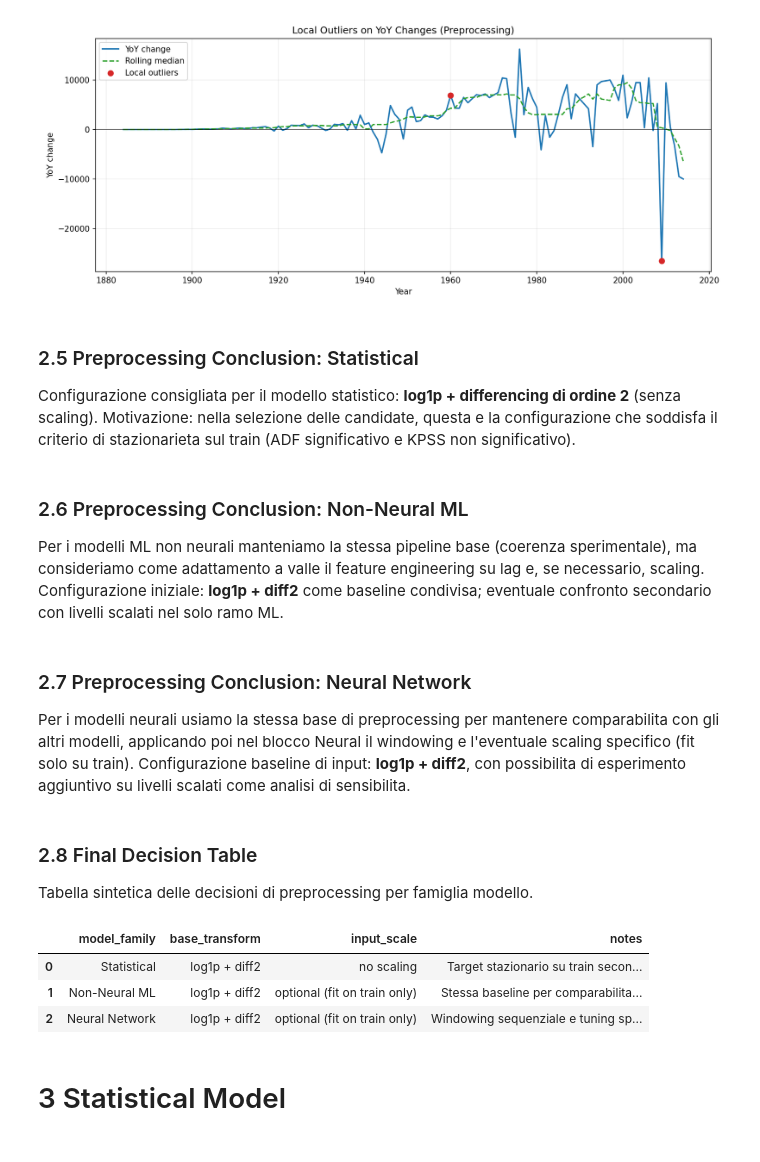
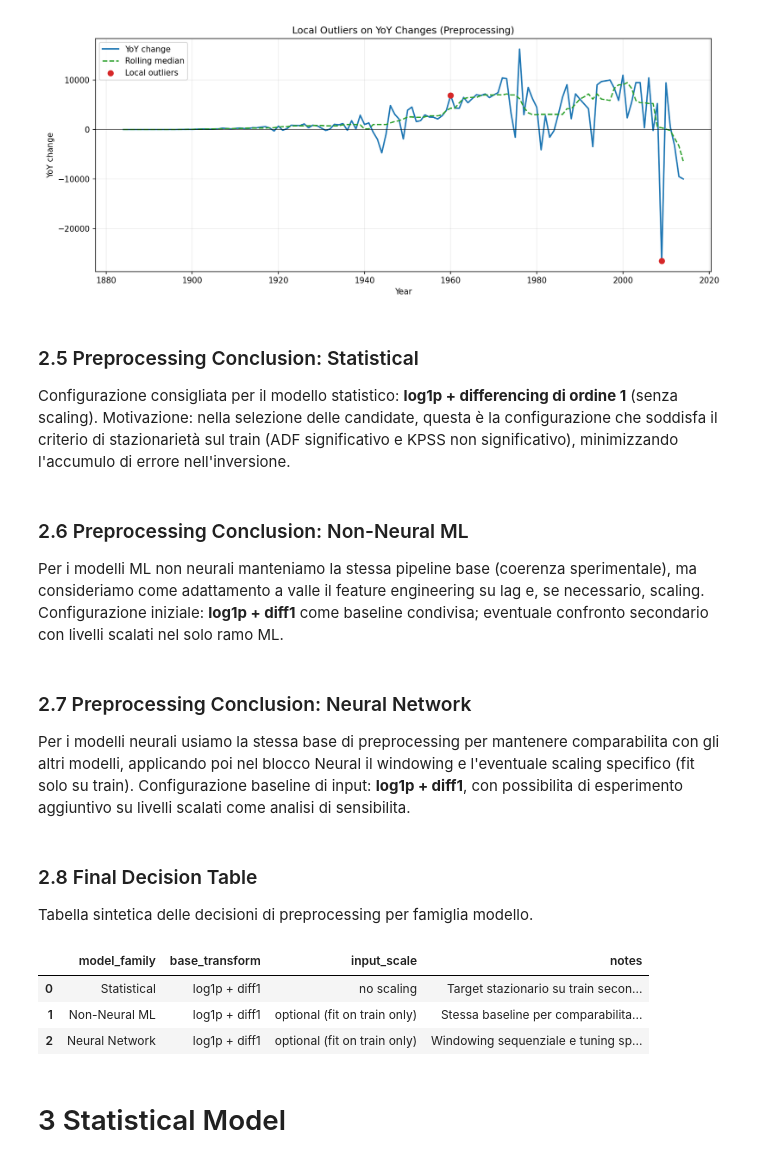
Before and after one commit to 1ngVG-OA/FinalProject, a Jupyter notebook: Tavola_1.14.ipynb, the cells around one changed output. Drawn from its saved outputs; the diff is of its cells as text; code cells hidden in the pictures.

```diff
--- a/Tavola_1.14.ipynb
+++ b/Tavola_1.14.ipynb
@@ -260,18 +260,18 @@ display(Image(filename=str(preproc_plots_dir / "tavola_1_14_preproc_local_outlie
 # %% [markdown]
 ### 2.5 Preprocessing Conclusion: Statistical
 
-Configurazione consigliata per il modello statistico: **log1p + differencing di ordine 2** (senza scaling).
-Motivazione: nella selezione delle candidate, questa e la configurazione che soddisfa il criterio di stazionarieta sul train (ADF significativo e KPSS non significativo).
+Configurazione consigliata per il modello statistico: **log1p + differencing di ordine 1** (senza scaling).
+Motivazione: nella selezione delle candidate, questa è la configurazione che soddisfa il criterio di stazionarietà sul train (ADF significativo e KPSS non significativo), minimizzando l'accumulo di errore nell'inversione.
 # %% [markdown]
 ### 2.6 Preprocessing Conclusion: Non-Neural ML
 
 Per i modelli ML non neurali manteniamo la stessa pipeline base (coerenza sperimentale), ma consideriamo come adattamento a valle il feature engineering su lag e, se necessario, scaling.
-Configurazione iniziale: **log1p + diff2** come baseline condivisa; eventuale confronto secondario con livelli scalati nel solo ramo ML.
+Configurazione iniziale: **log1p + diff1** come baseline condivisa; eventuale confronto secondario con livelli scalati nel solo ramo ML.
 # %% [markdown]
 ### 2.7 Preprocessing Conclusion: Neural Network
 
 Per i modelli neurali usiamo la stessa base di preprocessing per mantenere comparabilita con gli altri modelli, applicando poi nel blocco Neural il windowing e l'eventuale scaling specifico (fit solo su train).
-Configurazione baseline di input: **log1p + diff2**, con possibilita di esperimento aggiuntivo su livelli scalati come analisi di sensibilita.
+Configurazione baseline di input: **log1p + diff1**, con possibilita di esperimento aggiuntivo su livelli scalati come analisi di sensibilita.
 # %% [markdown]
 ### 2.8 Final Decision Table
 
@@ -279,33 +279,33 @@ Tabella sintetica delle decisioni di preprocessing per famiglia modello.
 # %%
 final_preproc_decisions = pd.DataFrame(
     [
         {
             "model_family": "Statistical",
-            "base_transform": "log1p + diff2",
+            "base_transform": "log1p + diff1",
             "input_scale": "no scaling",
             "notes": "Target stazionario su train secondo ADF+KPSS.",
         },
         {
             "model_family": "Non-Neural ML",
-            "base_transform": "log1p + diff2",
+            "base_transform": "log1p + diff1",
             "input_scale": "optional (fit on train only)",
             "notes": "Stessa baseline per comparabilita; feature lag nel ramo ML.",
         },
         {
             "model_family": "Neural Network",
-            "base_transform": "log1p + diff2",
+            "base_transform": "log1p + diff1",
             "input_scale": "optional (fit on train only)",
             "notes": "Windowing sequenziale e tuning specifico nel ramo neural.",
         },
     ]
 )
 
 final_preproc_decisions
 # %% [output]
 |  | model_family | base_transform | input_scale | notes |
-| 0 | Statistical | log1p + diff2 | no scaling | Target stazionario su train secon... |
-| 1 | Non-Neural ML | log1p + diff2 | optional (fit on train only) | Stessa baseline per comparabilita... |
-| 2 | Neural Network | log1p + diff2 | optional (fit on train only) | Windowing sequenziale e tuning sp... |
+| 0 | Statistical | log1p + diff1 | no scaling | Target stazionario su train secon... |
+| 1 | Non-Neural ML | log1p + diff1 | optional (fit on train only) | Stessa baseline per comparabilita... |
+| 2 | Neural Network | log1p + diff1 | optional (fit on train only) | Windowing sequenziale e tuning sp... |
 # %% [markdown]
 # 3 Statistical Model
 # %% [markdown]
```
Also changed, not shown: parts of 10 cells of this notebook, 20 other files.
